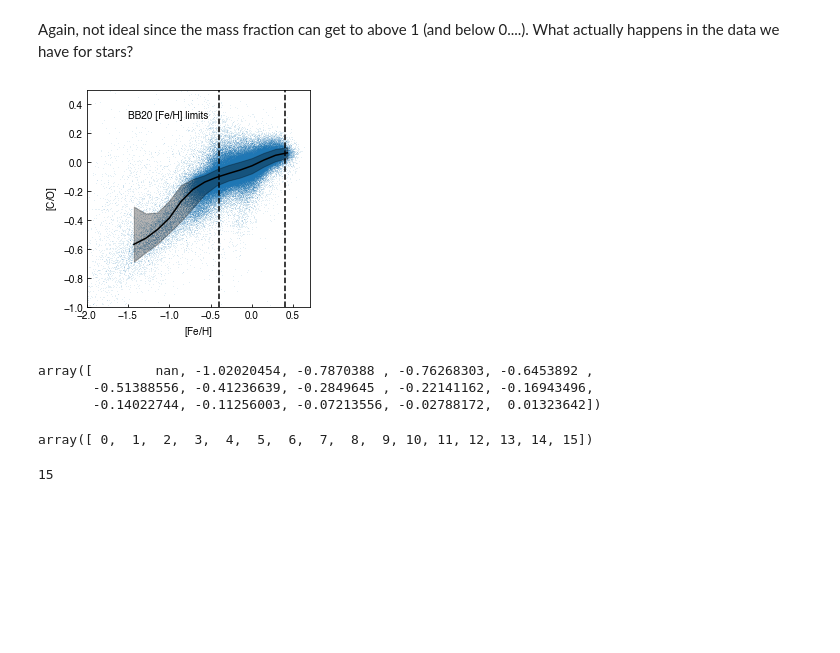
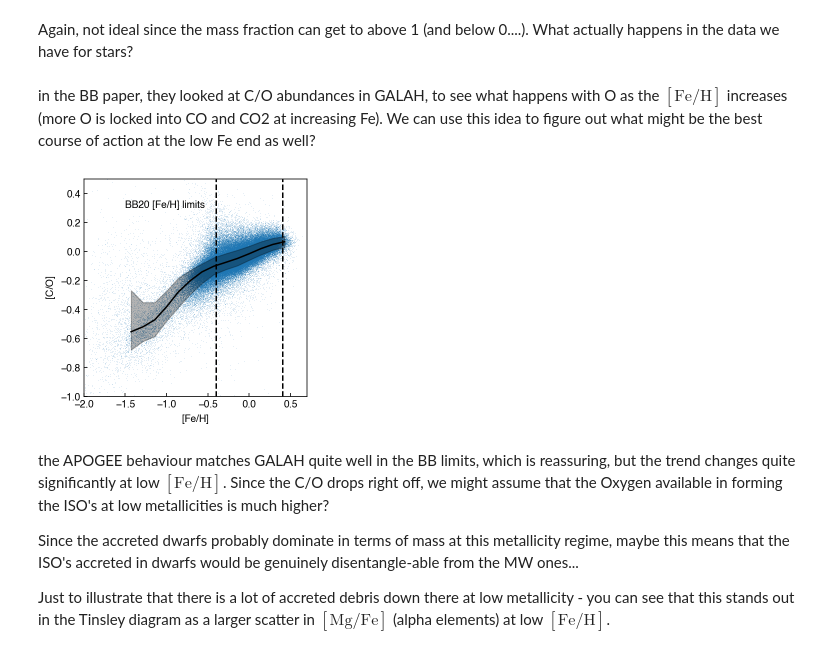
Before and after one commit to chrislintott/ISOgal, a Jupyter notebook: py/iso_abundances.ipynb, the cells around one changed output. Cells and saved outputs as stored; diff of their text form; code cells hidden in the pictures; blank space fills up the shorter version.

```diff
--- a/py/iso_abundances.ipynb
+++ b/py/iso_abundances.ipynb
@@ -92,8 +94,11 @@ allstar = apread.allStar(main=True, exclude_star_bad=True, exclude_star_warn=Tru
+# %% [markdown]
+in the BB paper, they looked at C/O abundances in GALAH, to see what happens with O as the $\mathrm{[Fe/H]}$ increases (more O is locked into CO and CO2 at increasing Fe). We can use this idea to figure out what might be the best course of action at the low Fe end as well?
 # %%
 fig = plt.figure()
 fig.set_size_inches(4,4)
 
-bad = (allstar['LOGG_ERR'] < 0.1) & (allstar['C_FE'] != -9999.9902) & (allstar['O_FE'] != -9999.9902)
+#we'll clean up the APOGEE data a bit to only look at stars where the abundances are probably good (red giants)
+bad = (allstar['LOGG_ERR'] < 0.1) & (allstar['LOGG'] < 4)&  (allstar['LOGG'] > 1) & (allstar['C_FE'] != -9999.9902) & (allstar['O_FE'] != -9999.9902)
 
 
 
@@ -102,48 +107,41 @@ plt.xlim(-2.,0.7)
 plt.ylim(-1,0.5)
 
 def running_percentile(x, y, bins):
+    '''quick function to get the running median/percentiles'''
     bin_inds = np.digitize(x, bins)
     values = np.ones((len(bins),3))*np.nan
     for i in np.unique(bin_inds):
         if i == 0 or i == 15:
             continue
         in_bin = bin_inds == i
         if sum(in_bin) < 10:
             continue
         values[i] = np.percentile(y[in_bin], [16,50,84])
     bin_centers = (bins[1:]+bins[:-1])/2.
     return values, bin_centers
 
 bins = np.linspace(-1.5,0.5,15)
 medians, bin_centers = running_percentile(allstar['FE_H'][bad], allstar['C_FE'][bad]-allstar['O_FE'][bad], bins)
 
 plt.plot(bins-((bins[1]-bins[0])/2.), medians[:,1], c='Black')
 plt.fill_between(bins-((bins[1]-bins[0])/2.), medians[:,0], medians[:,2], color='Black', alpha=0.3)
 
 plt.axvline(-0.4, color='Black', linestyle='dashed')
 plt.axvline(0.4, color='Black', linestyle='dashed')
 plt.text(-1.5,0.3, 'BB20 [Fe/H] limits')
 
 plt.xlabel(r'$\mathrm{[Fe/H]}$')
 plt.ylabel(r'$\mathrm{[C/O]}$')
 
 plt.savefig('../plots/CO_FEH_APOGEEDR16.pdf')
 # %% [output]
-[figure, old version]
+[figure, new version]
-# %%
-medians
-# %% [output]
-array([        nan, -1.02020454, -0.7870388 , -0.76268303, -0.6453892 ,
-       -0.51388556, -0.41236639, -0.2849645 , -0.22141162, -0.16943496,
-       -0.14022744, -0.11256003, -0.07213556, -0.02788172,  0.01323642])
-# %%
-np.unique(np.digitize(allstar['FE_H'][bad], bins))
-# %% [output]
-array([ 0,  1,  2,  3,  4,  5,  6,  7,  8,  9, 10, 11, 12, 13, 14, 15])
-# %%
-len(bins)
-# %% [output]
-15
+# %% [markdown]
+the APOGEE behaviour matches GALAH quite well in the BB limits, which is reassuring, but the trend changes quite significantly at low $\mathrm{[Fe/H]}$. Since the C/O drops right off, we might assume that the Oxygen available in forming the ISO's at low metallicities is much higher?
+
+Since the accreted dwarfs probably dominate in terms of mass at this metallicity regime, maybe this means that the ISO's accreted in dwarfs would be genuinely disentangle-able from the MW ones...
+
+Just to illustrate that there is a lot of accreted debris down there at low metallicity - you can see that this stands out in the Tinsley diagram as a larger scatter in $\mathrm{[Mg/Fe]}$ (alpha elements) at low $\mathrm{[Fe/H]}$.
 # %%
 plt.scatter(allstar['FE_H'], allstar['MG_FE'], s=0.1, lw=0., color='Black')
 plt.xlim(-2,0.7)
```
Also changed, not shown: parts of 23 cells of this notebook, 1 other file.
